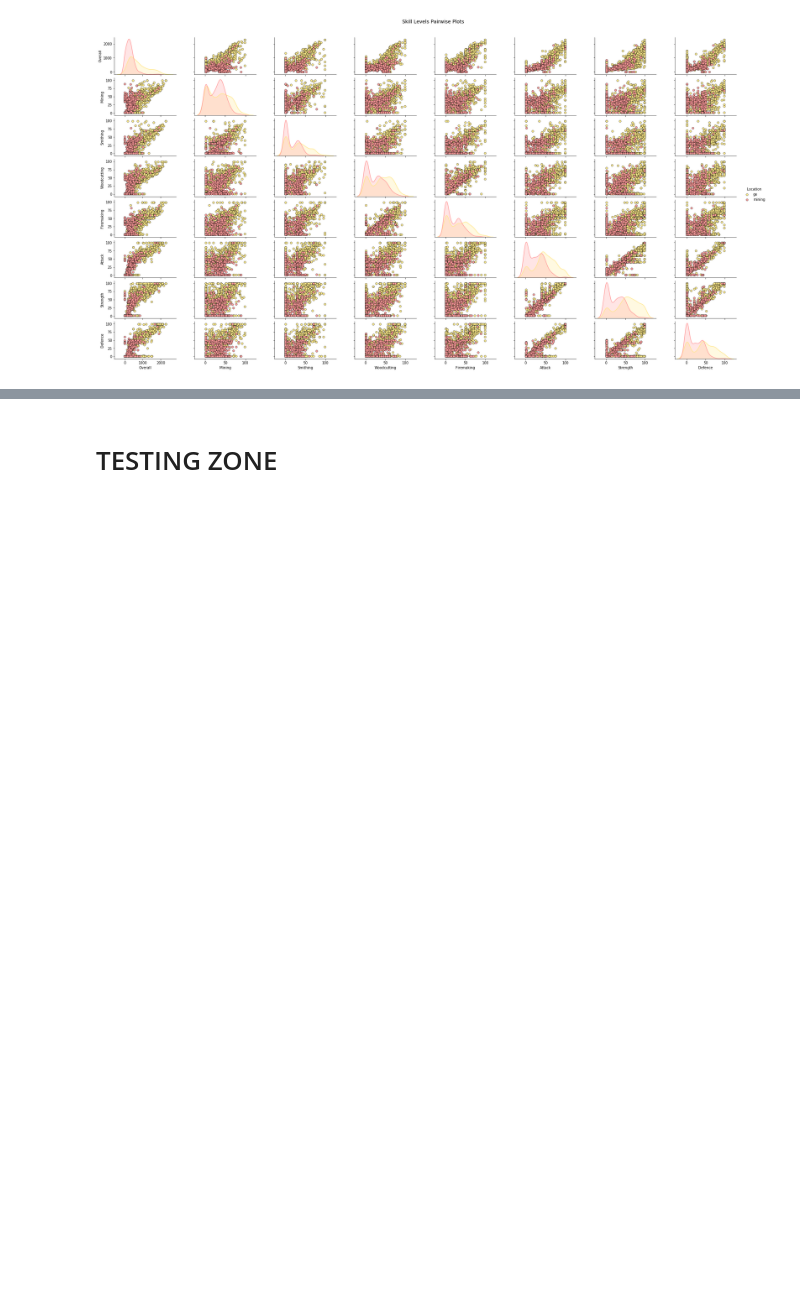
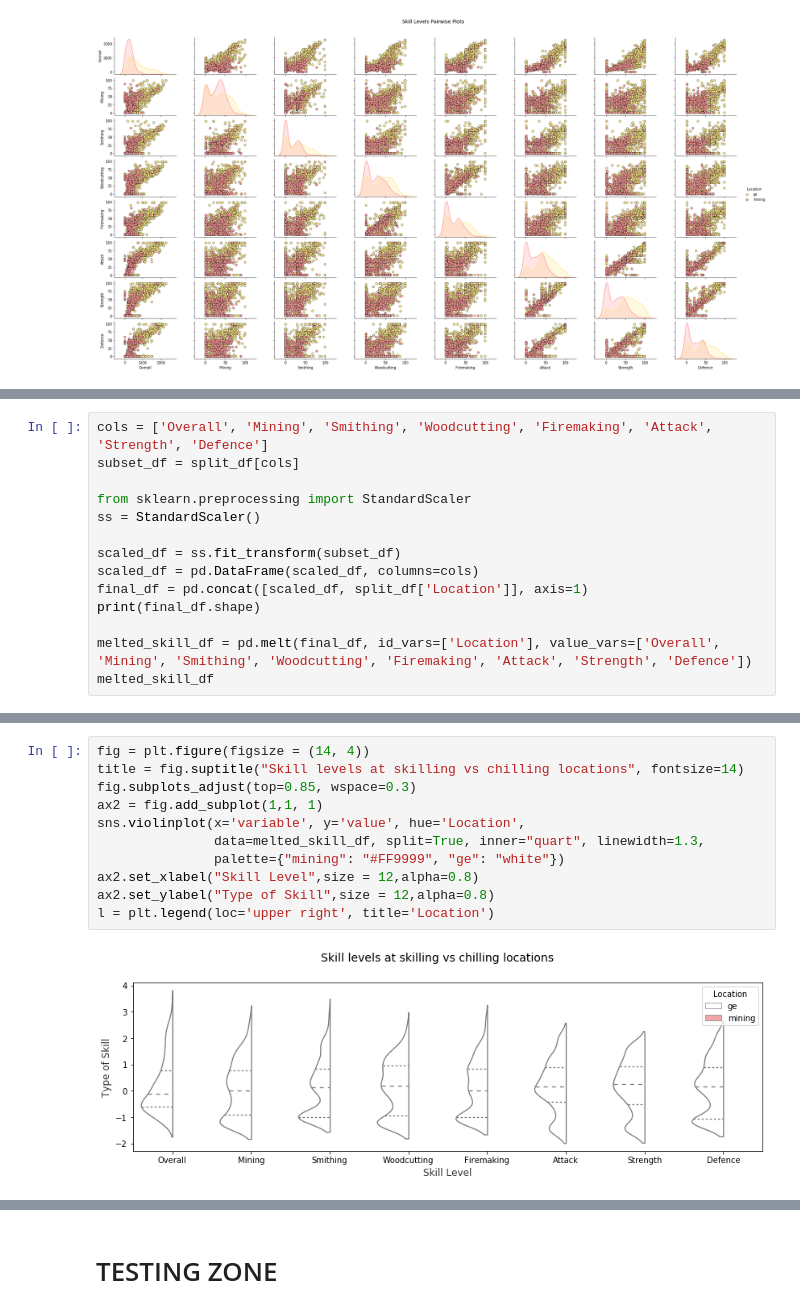
Before and after one commit to chriskok/BotClassification-OSRS, a Jupyter notebook: EDA.ipynb, the cells around one changed output, grey strips where cells are left out. Saved outputs shown, nothing was run; the diff lists cells and outputs as text; blank space fills up the shorter version.

```diff
--- a/EDA.ipynb
+++ b/EDA.ipynb
@@ -208,0 +197,14 @@ ax.set_zlabel('Alcohol')
+# %%
+cols = ['Overall', 'Mining', 'Smithing', 'Woodcutting', 'Firemaking', 'Attack', 'Strength', 'Defence']
+subset_df = split_df[cols]
+
+from sklearn.preprocessing import StandardScaler
+ss = StandardScaler()
+
+scaled_df = ss.fit_transform(subset_df)
+scaled_df = pd.DataFrame(scaled_df, columns=cols)
+final_df = pd.concat([scaled_df, split_df['Location']], axis=1)
+print(final_df.shape)
+
+melted_skill_df = pd.melt(final_df, id_vars=['Location'], value_vars=['Overall', 'Mining', 'Smithing', 'Woodcutting', 'Firemaking', 'Attack', 'Strength', 'Defence'])
+melted_skill_df
@@ -208,0 +226,13 @@ ax.set_zlabel('Alcohol')
+# %%
+fig = plt.figure(figsize = (14, 4))
+title = fig.suptitle("Skill levels at skilling vs chilling locations", fontsize=14)
+fig.subplots_adjust(top=0.85, wspace=0.3)
+ax2 = fig.add_subplot(1,1, 1)
+sns.violinplot(x='variable', y='value', hue='Location',
+               data=melted_skill_df, split=True, inner="quart", linewidth=1.3,
+               palette={"mining": "#FF9999", "ge": "white"})
+ax2.set_xlabel("Skill Level",size = 12,alpha=0.8)
+ax2.set_ylabel("Type of Skill",size = 12,alpha=0.8)
+l = plt.legend(loc='upper right', title='Location')
+# %% [output]
+[figure, added]
```
Also changed, not shown: parts of 7 cells of this notebook.
